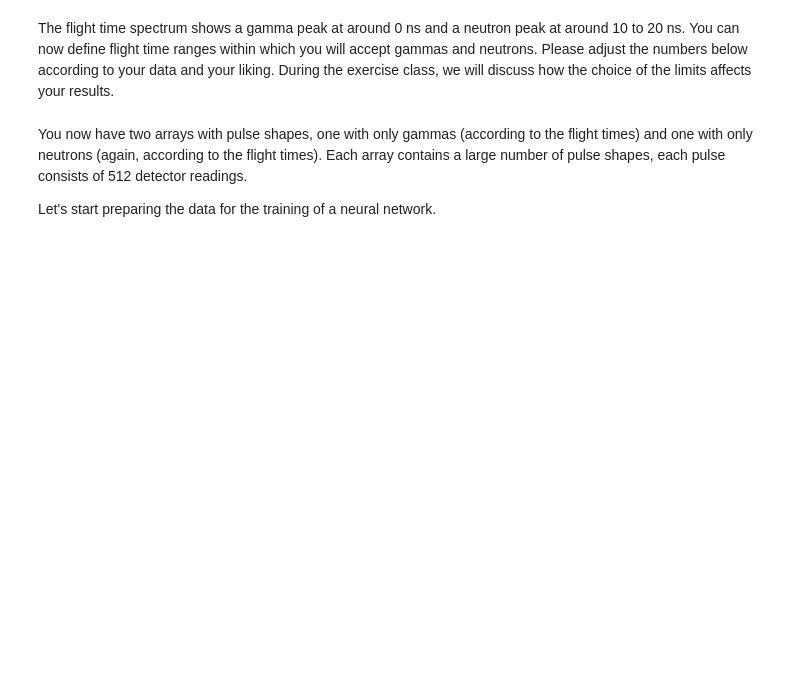
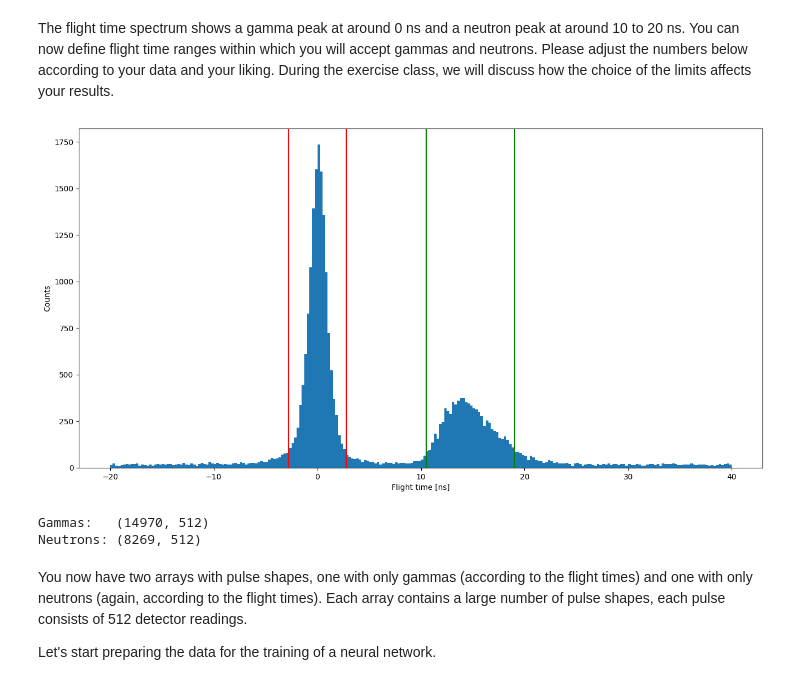
Before and after one commit to Abbta/adlfpae, a Jupyter notebook: Exercise_13_Pulse_Form_Discrimination.ipynb, the cells around one changed output. Cells and saved outputs as stored; diff of their text form; code cells hidden in the pictures; blank space fills up the shorter version.

```diff
--- a/Exercise_13_Pulse_Form_Discrimination.ipynb
+++ b/Exercise_13_Pulse_Form_Discrimination.ipynb
@@ -83,11 +94,29 @@ plt.show()
 The flight time spectrum shows a gamma peak at around 0 ns and a neutron peak at around 10 to 20 ns.
 You can now define flight time ranges within which you will accept gammas and neutrons. Please adjust the numbers below according to your data and your liking.
 During the exercise class, we will discuss how the choice of the limits affects your results.
+# %%
+gamma_min_tof =-2.8
+gamma_max_tof =2.8
+neutron_min_tof =10.5
+neutron_max_tof =19
+
+min_tof = -20
+max_tof = 40
+times = times[(times>=min_tof) & (times<=max_tof)]
+# Now create a figure
+fig, ax  = plt.subplots(figsize=(16,8))
+ax.hist(times, bins=240)   # high resolution: 4 bins per nanosecond
+ax.set_xlabel('Flight time [ns]')
+ax.set_ylabel('Counts')
+ax.axvline(x=gamma_min_tof, color="r")
+ax.axvline(x=gamma_max_tof, color="r")
+ax.axvline(x=neutron_min_tof, color="g")
+ax.axvline(x=neutron_max_tof, color="g")
+fig.show()
+# %% [output]
+[figure, added]
 # %%
-gamma_min_tof =
-gamma_max_tof =
-neutron_min_tof =
-neutron_max_tof =
+
 
 gammadata = data_raw[(data_raw[:,1] >= gamma_min_tof) & (data_raw[:,1] <= gamma_max_tof)]
 gammapulses = gammadata[:,2:]
@@ -96,6 +125,9 @@ print('Gammas:  ', gammapulses.shape)
 neutrondata = data_raw[(data_raw[:,1] >= neutron_min_tof) & (data_raw[:,1] <= neutron_max_tof)]
 neutronpulses = neutrondata[:,2:]
 print('Neutrons:', neutronpulses.shape)
+# %% [output]
+Gammas:   (14970, 512)
+Neutrons: (8269, 512)
 # %% [markdown]
 You now have two arrays with pulse shapes, one with only gammas (according to the flight times) and one with only neutrons (again, according to the flight times). Each array contains a large number of pulse shapes, each pulse consists of 512 detector readings.
 
```
Also changed, not shown: parts of 10 cells of this notebook.
